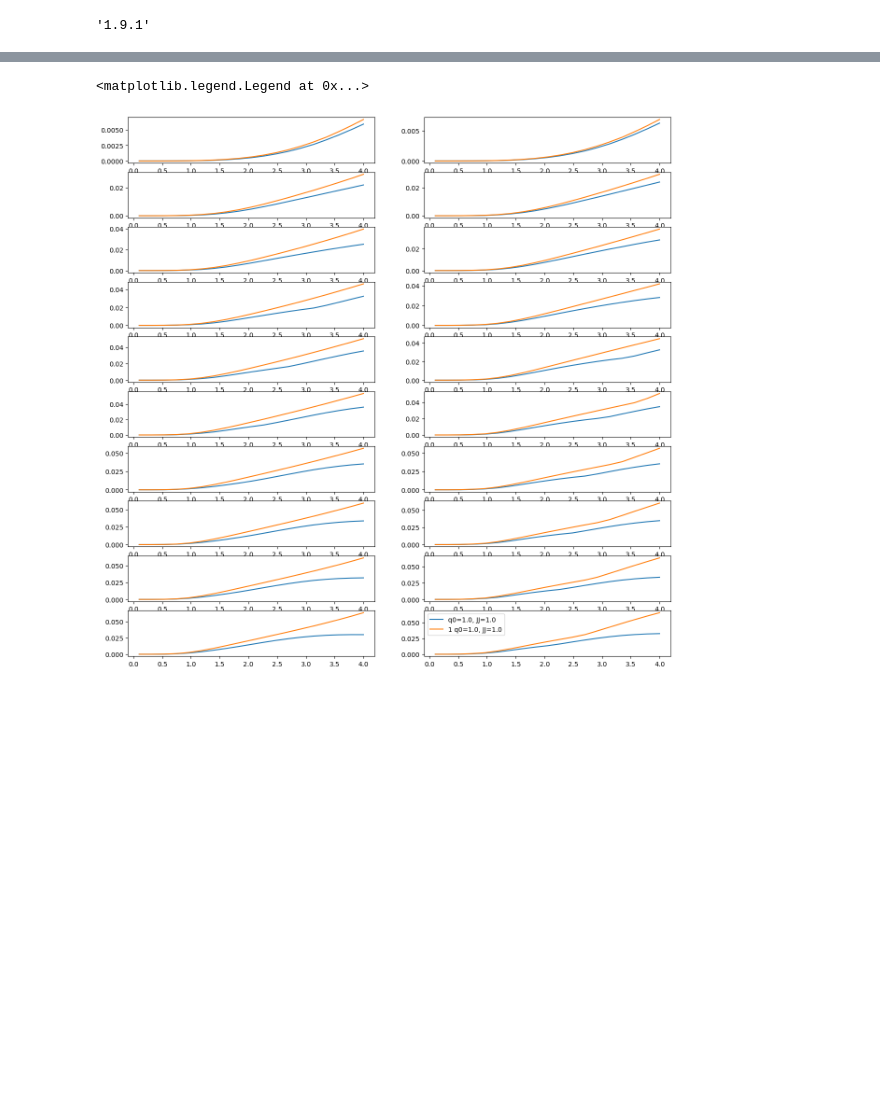
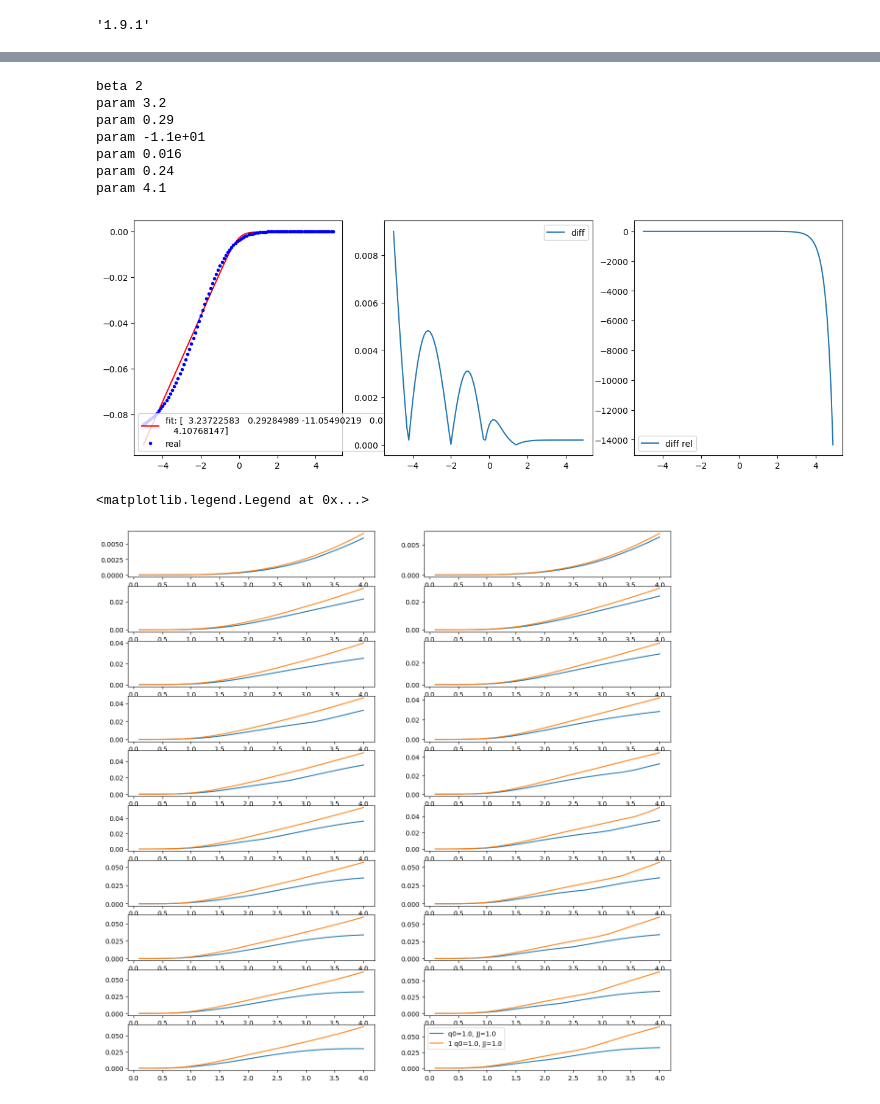
Before and after one commit to ocadni/h2arnn, a Jupyter notebook: results/tex/img/num_evid.ipynb, the cells around one changed output, grey strips where cells are left out. Cells and saved outputs as stored; diff of their text form; code cells hidden in the pictures; blank space fills up the shorter version.

```diff
--- a/results/tex/img/num_evid.ipynb
+++ b/results/tex/img/num_evid.ipynb
@@ -98,3 +173,31 @@ param 0.01
+# %%
+funct_int = lambda x: np.log(np.cosh(x))
+funct_int = lambda x: log_expit(x)
+
+def f_1rsb(h, q0, a1, b1, a2, b2):
+    def f_(x):
+        return 1/np.sqrt(2*np.pi*q0) * np.exp(-((x)**2)/q0)*log_expit(a1 +b1 * log_expit(b2*(x+h)+a2))
+    return f_
+
+def f_1rsb_approx(x, a0, b0, a1, b1, a2, b2):
+    return a0 + b0*log_expit(a1 + b1*log_expit(a2 + b2 * (x)))
+# %%
+a1=2
+b1=-3
+a2=-1
+b2=-1
+q0=0.9
+print(f"beta {beta}")
+popt, pcov, y_diff, y_diff_rel = fit(f_1rsb, f_1rsb_approx, [q0,a1,b1,a2,b2], plot=True)
+# %% [output]
+beta 2
+param 3.2
+param 0.29
+param -1.1e+01
+param 0.016
+param 0.24
+param 4.1
+[figure, added]
 # %%
 import matplotlib.pyplot as plt
 max_rel = {}
```
Also changed, not shown: parts of 3 cells of this notebook, 7 other files.
